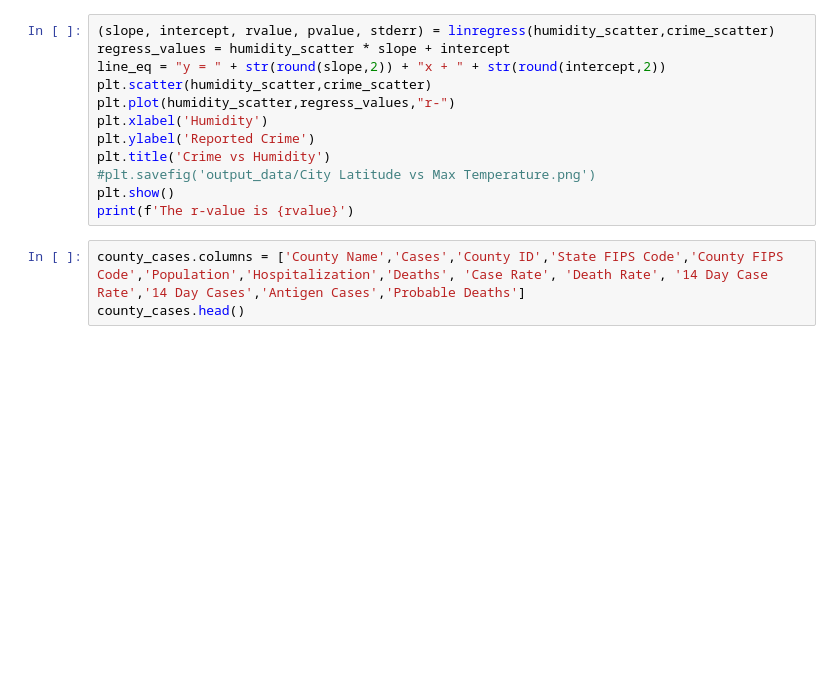
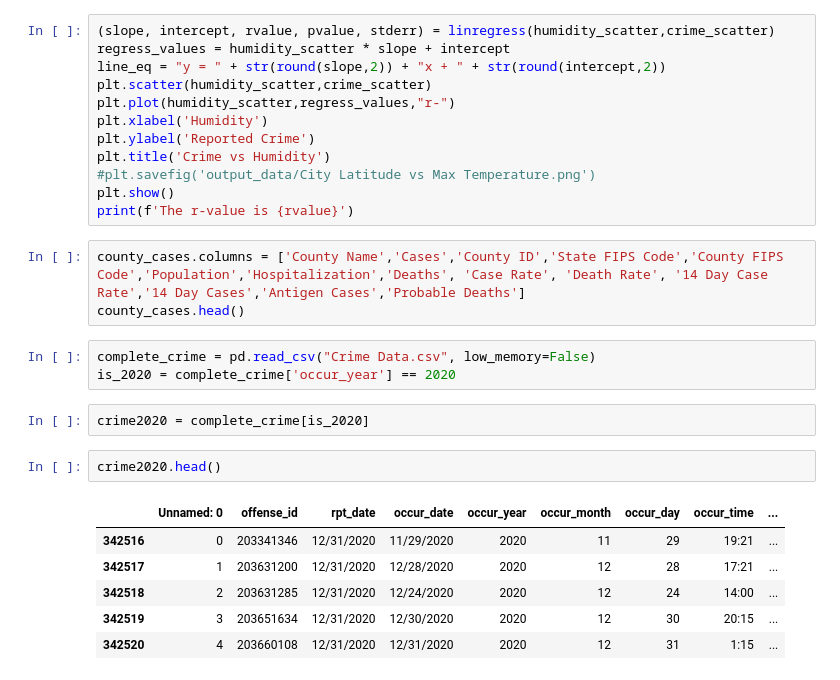
Before and after one commit to iiiramal/project-1-team-4, a Jupyter notebook: project-1-team-4.ipynb, the cells around one changed output. Saved outputs shown, nothing was run; the diff lists cells and outputs as text; blank space fills up the shorter version.

```diff
--- a/project-1-team-4.ipynb
+++ b/project-1-team-4.ipynb
@@ -224,3 +373,17 @@ print(f'The r-value is {rvalue}')
 # %%
 county_cases.columns = ['County Name','Cases','County ID','State FIPS Code','County FIPS Code','Population','Hospitalization','Deaths', 'Case Rate', 'Death Rate', '14 Day Case Rate','14 Day Cases','Antigen Cases','Probable Deaths']
 county_cases.head()
+# %%
+complete_crime = pd.read_csv("Crime Data.csv", low_memory=False)
+is_2020 = complete_crime['occur_year'] == 2020
+# %%
+crime2020 = complete_crime[is_2020]
+# %%
+crime2020.head()
+# %% [output]
+|  | Unnamed: 0 | offense_id | rpt_date | occur_date | occur_year | occur_month | occur_day | occur_time | ... |
+| 342516 | 0 | 203341346 | 12/31/2020 | 11/29/2020 | 2020 | 11 | 29 | 19:21 | ... |
+| 342517 | 1 | 203631200 | 12/31/2020 | 12/28/2020 | 2020 | 12 | 28 | 17:21 | ... |
+| 342518 | 2 | 203631285 | 12/31/2020 | 12/24/2020 | 2020 | 12 | 24 | 14:00 | ... |
+| 342519 | 3 | 203651634 | 12/31/2020 | 12/30/2020 | 2020 | 12 | 30 | 20:15 | ... |
+| 342520 | 4 | 203660108 | 12/31/2020 | 12/31/2020 | 2020 | 12 | 31 | 1:15 | ... |
```
Also changed, not shown: parts of 16 cells of this notebook, 44 other files.
